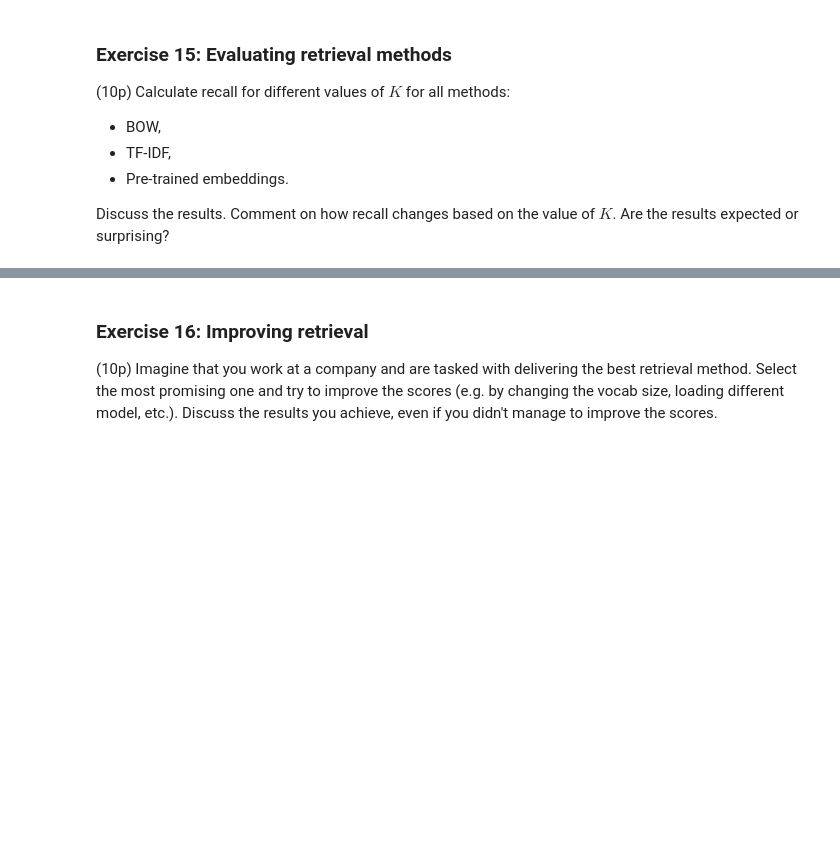
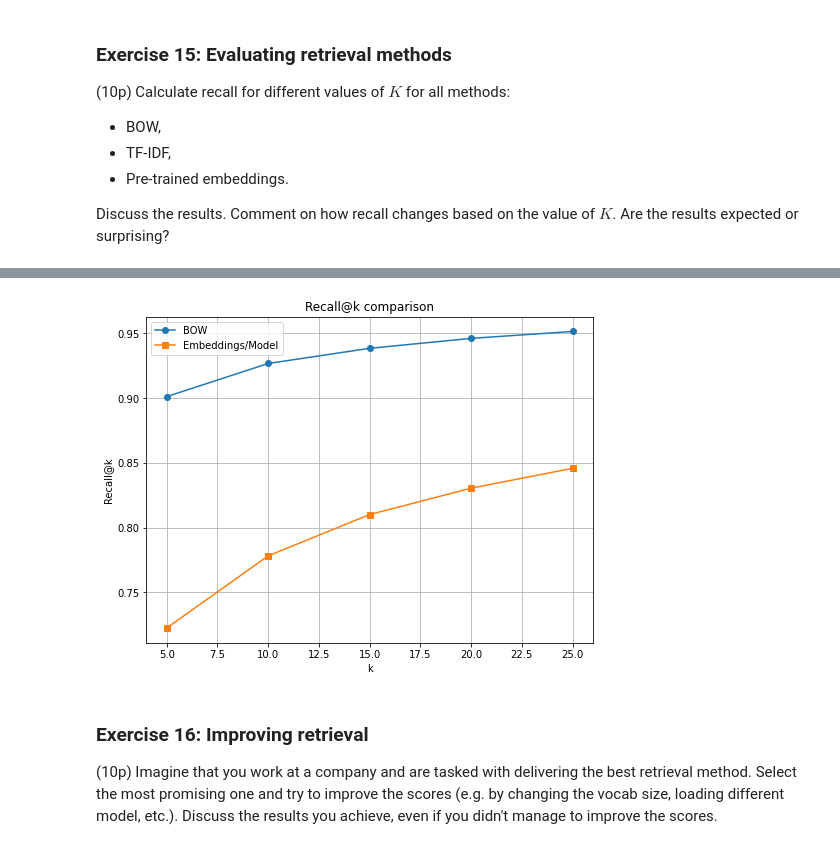
Before and after one commit to t3i8m/nlp_labs, a Jupyter notebook: lab_2/lab2_tim.ipynb, the cells around one changed output, grey strips where cells are left out. Cells and saved outputs as stored; diff of their text form; code cells hidden in the pictures; blank space fills up the shorter version.

```diff
--- a/lab_2/lab2_tim.ipynb
+++ b/lab_2/lab2_tim.ipynb
@@ -1283,7 +1283,13 @@ def cosine_similarity_m_to_n(vectors, other_vectors):
 
     #### YOUR CODE HERE
 
+    dot_product = np.dot(vectors, other_vectors.T) # M x N matrix
+    norms_others = np.linalg.norm(other_vectors, axis=1).reshape(1, -1) #shape(1, N)
+    norm_vector = np.linalg.norm(vectors, axis = 1).reshape(-1, 1) # shape (M, 1)
 
+    similarities_vector = dot_product/(norm_vector*norms_others)
+
+    return similarities_vector
 
 
     ### YOUR CODE ENDS HERE
@@ -1348,0 +1351,25 @@ Comment on how recall changes based on the value of $K$. Are the results expecte
+# %%
+#### YOUR CODE HERE
+
+k_values = [5,10,15,20,25]
+recalls_bow = []
+recalls_embed = []
+recalls_tfidf = []
+
+for n in  k_values:
+    recall_bow = calculate_recall(test_ds['compressed_bow'], test_ds['sentence_bow'], k=n, batch_size=1000)
+    recall_model = calculate_recall(test_ds["compressed_embedding"], test_ds["sentence_embedding"], k=n, batch_size=1000)
+
+    # TODO:need to create for the tf_idf
+    # recall_tf_idf = calculate_recall(compr_embedding, sent_embedding, k=n, batch_size=1000)
+
+    print(f"Recall@{n} (BOW): {recall_bow * 100:.2f}%")
+    # print(f"Recall@{n} (TF-IDF): {recall_tf_idf * 100:.2f}%")
+    print(f"Recall@{n} (Embeddings): {recall_model * 100:.2f}%")
+    recalls_bow.append(recall_bow)
+    recalls_embed.append(recall_model)
+    # recalls_tfidf.append(recall_tf_idf)
+
+
+
+### YOUR CODE ENDS HERE
@@ -1349,3 +1387,17 @@ Comment on how recall changes based on the value of $K$. Are the results expecte
+# %%
+plt.figure(figsize=(8, 6))
+plt.plot(k_values, recalls_bow, marker='o', label='BOW')
+plt.plot(k_values, recalls_embed, marker='s', label='Embeddings/Model')
+# plt.plot(k_values, recalls_tfidf, marker='x', label='tf-idf')
+
+plt.xlabel('k')
+plt.ylabel('Recall@k')
+plt.title('Recall@k comparison')
+plt.legend()
+plt.grid(True)
+plt.show()
+# %% [output]
+[figure, added]
 # %% [markdown]
 <a name='e16'></a>
 ### Exercise 16: Improving retrieval
```
Also changed, not shown: parts of 4 cells of this notebook.
